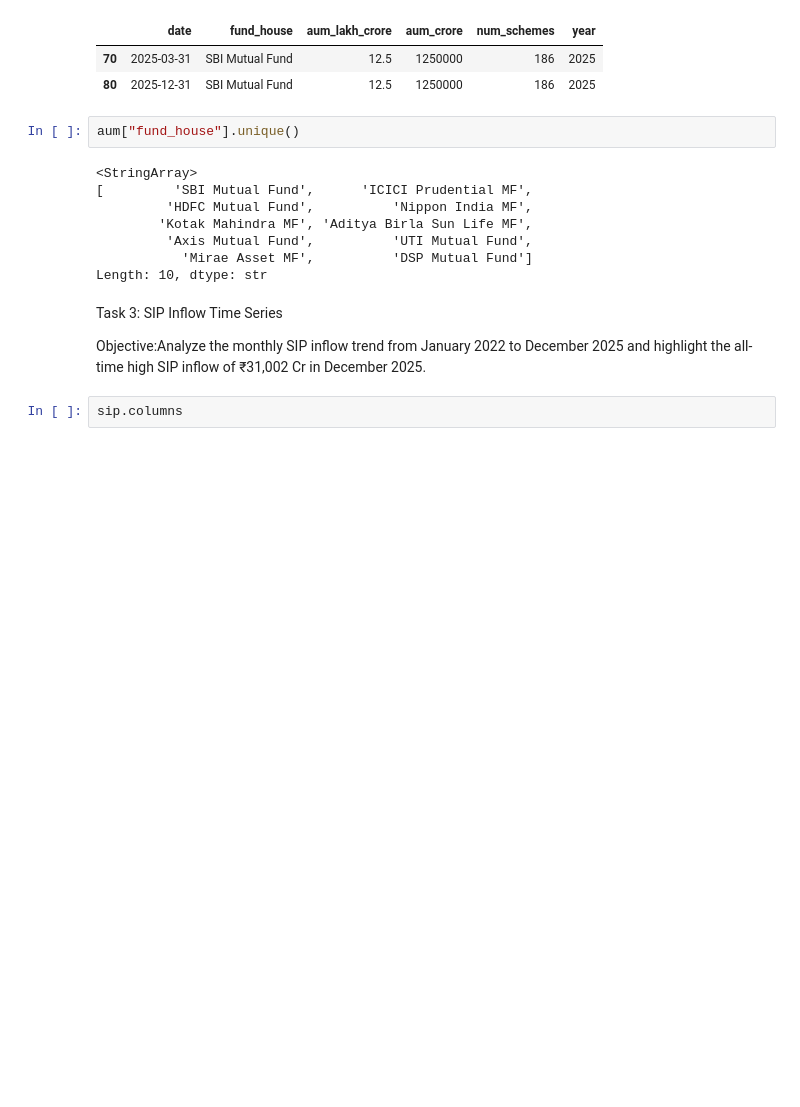
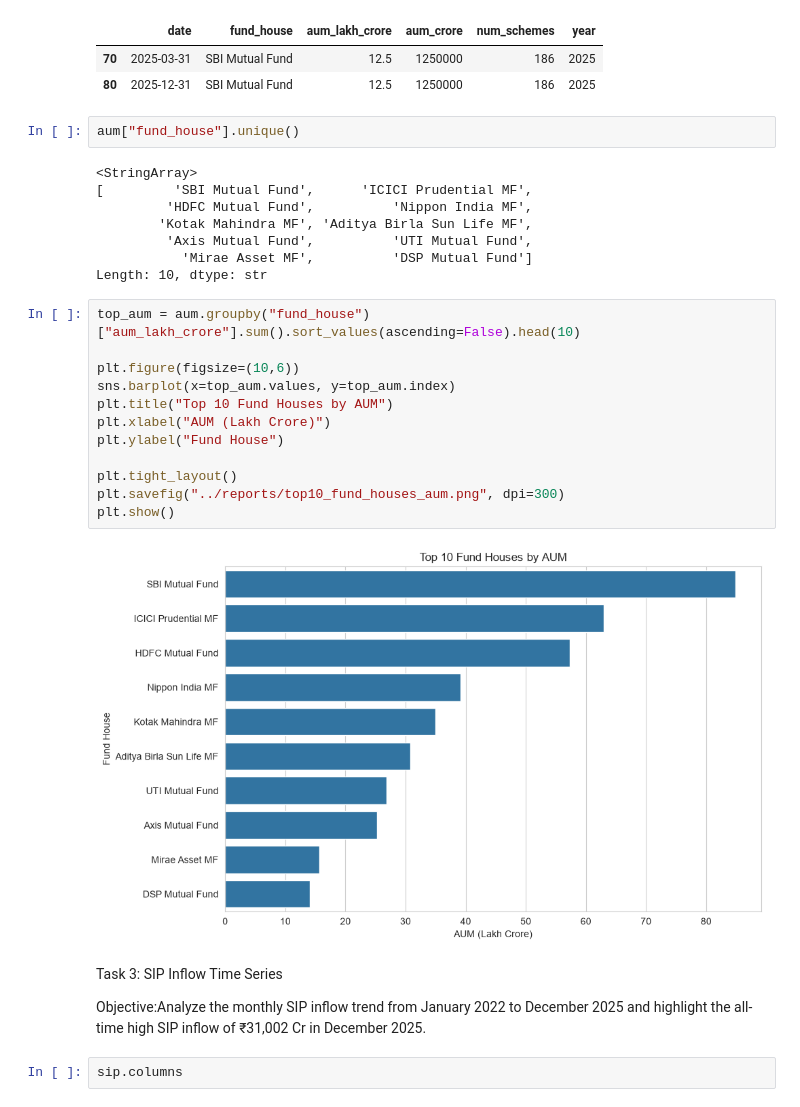
Before and after one commit to gummadalathanusri-hub/Mutual_Fund_Analytics, a Jupyter notebook: notebooks/EDA_Analysis.ipynb, the cells around one changed output. Drawn from its saved outputs; the diff is of its cells as text; blank space fills up the shorter version.

```diff
--- a/notebooks/EDA_Analysis.ipynb
+++ b/notebooks/EDA_Analysis.ipynb
@@ -272,6 +260,20 @@ aum["fund_house"].unique()
          'Axis Mutual Fund',          'UTI Mutual Fund',
            'Mirae Asset MF',          'DSP Mutual Fund']
 Length: 10, dtype: str
+# %%
+top_aum = aum.groupby("fund_house")["aum_lakh_crore"].sum().sort_values(ascending=False).head(10)
+
+plt.figure(figsize=(10,6))
+sns.barplot(x=top_aum.values, y=top_aum.index)
+plt.title("Top 10 Fund Houses by AUM")
+plt.xlabel("AUM (Lakh Crore)")
+plt.ylabel("Fund House")
+
+plt.tight_layout()
+plt.savefig("../reports/top10_fund_houses_aum.png", dpi=300)
+plt.show()
+# %% [output]
+[figure, added]
 # %% [markdown]
 Task 3: SIP Inflow Time Series
 
```
Also changed, not shown: parts of 34 cells of this notebook, 9 other files.
